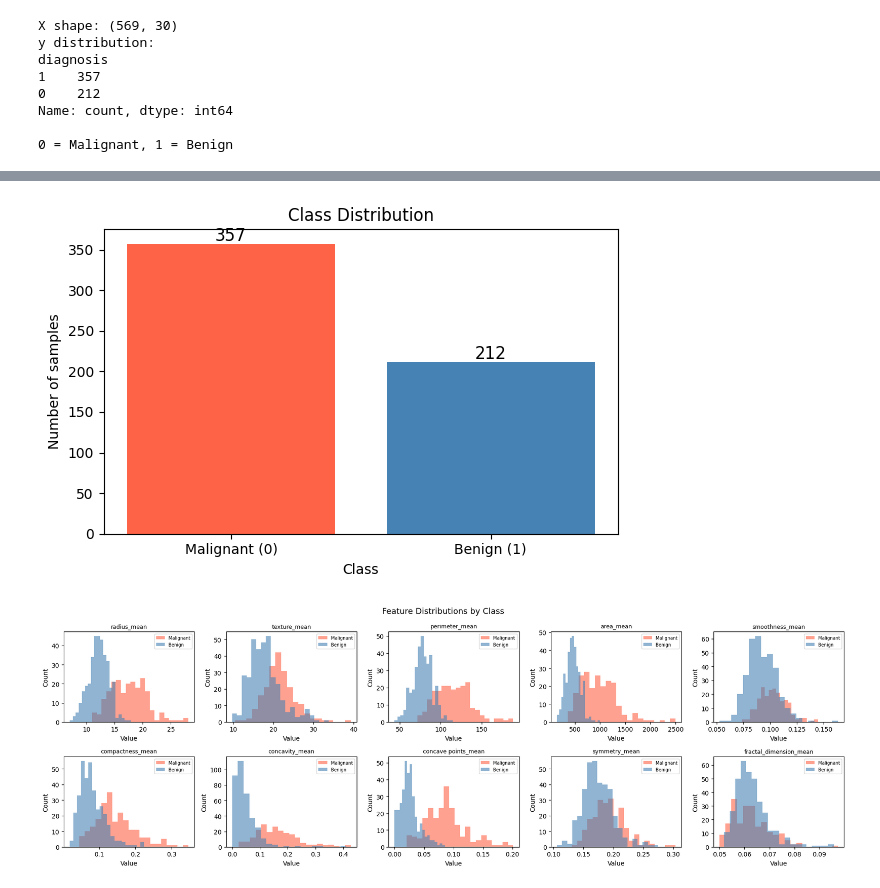
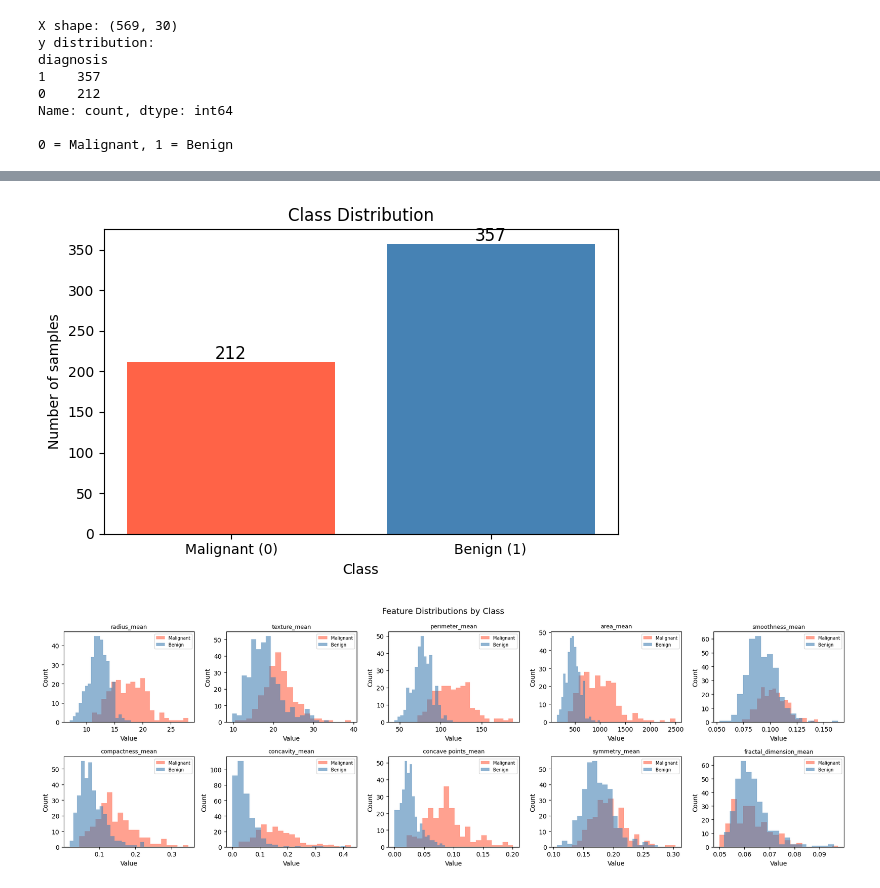
Before and after one commit to mirakhmadovdilshod/Classification-task-with-nested-cv, a Jupyter notebook: Breast_cancer_classification_nestedCV_commented.ipynb, the cells around one changed output, grey strips where cells are left out. Drawn from its saved outputs; the diff is of its cells as text; code cells hidden in the pictures.

```diff
--- a/Breast_cancer_classification_nestedCV_commented.ipynb
+++ b/Breast_cancer_classification_nestedCV_commented.ipynb
@@ -100,24 +102,25 @@ Number of duplicate samples: 0
 # %%
 # CELL 4: EDA — Class distribution (Bar plot)
 
-class_counts = y.value_counts()
+class_counts = y.value_counts().sort_index() #bug .sort_index was added to fix it
+
 class_names = ['Malignant (0)', 'Benign (1)']
 
 plt.figure(figsize=(6, 4))
 
 plt.bar(class_names, class_counts, color=['tomato', 'steelblue'])
 
 plt.title('Class Distribution')
 plt.xlabel('Class')
 plt.ylabel('Number of samples')
 
 for i, count in enumerate(class_counts):
     plt.text(i, count + 3, str(count), ha='center', fontsize=12)
 
 plt.tight_layout()
 plt.show()
 # %% [output]
-[figure, old version]
+[figure, new version]
 # %%
 # CELL 5: EDA — Histograms of first 10 features
 
```
Also changed, not shown: parts of 15 cells of this notebook.
